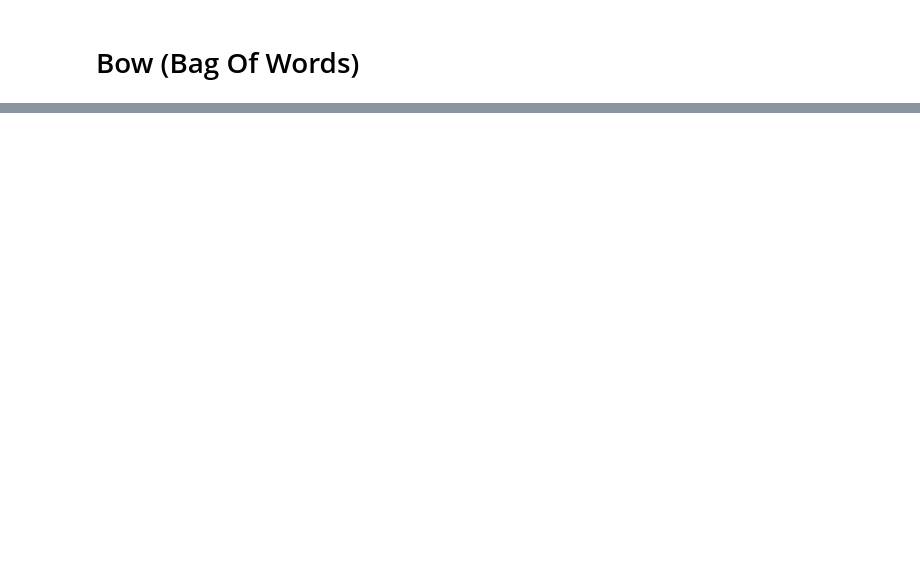
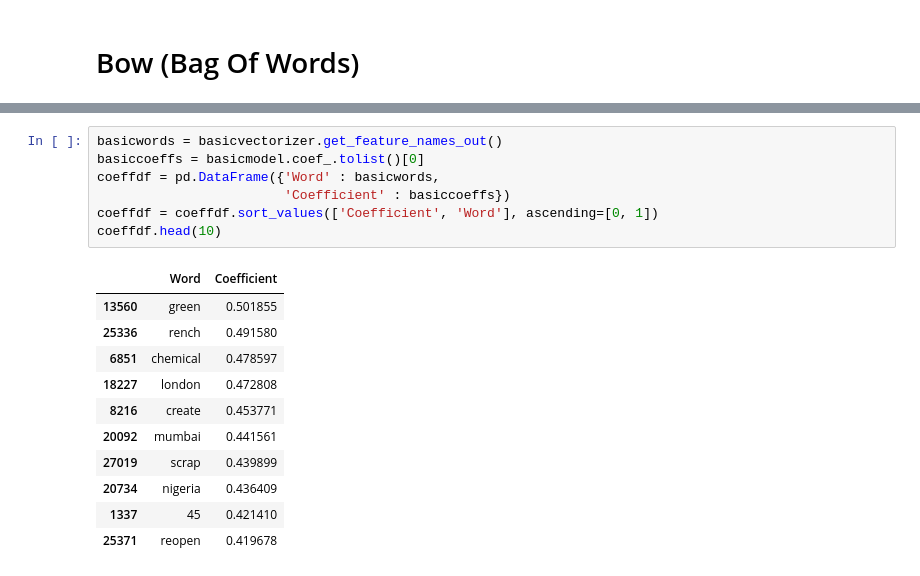
Before and after one commit to CharalamposZisis/Daily-News-for-Stock-Market-Prediction, a Jupyter notebook: main.ipynb, the cells around one changed output, grey strips where cells are left out. Saved outputs shown, nothing was run; the diff lists cells and outputs as text; blank space fills up the shorter version.

```diff
--- a/main.ipynb
+++ b/main.ipynb
@@ -370,0 +365,19 @@ ValueError: empty vocabulary; perhaps the documents only contain stop words
+# %%
+basicwords = basicvectorizer.get_feature_names_out()
+basiccoeffs = basicmodel.coef_.tolist()[0]
+coeffdf = pd.DataFrame({'Word' : basicwords,
+                        'Coefficient' : basiccoeffs})
+coeffdf = coeffdf.sort_values(['Coefficient', 'Word'], ascending=[0, 1])
+coeffdf.head(10)
+# %% [output]
+|  | Word | Coefficient |
+| 13560 | green | 0.501855 |
+| 25336 | rench | 0.491580 |
+| 6851 | chemical | 0.478597 |
+| 18227 | london | 0.472808 |
+| 8216 | create | 0.453771 |
+| 20092 | mumbai | 0.441561 |
+| 27019 | scrap | 0.439899 |
+| 20734 | nigeria | 0.436409 |
+| 1337 | 45 | 0.421410 |
+| 25371 | reopen | 0.419678 |
```
Also changed, not shown: parts of 29 cells of this notebook, 1 other file.
